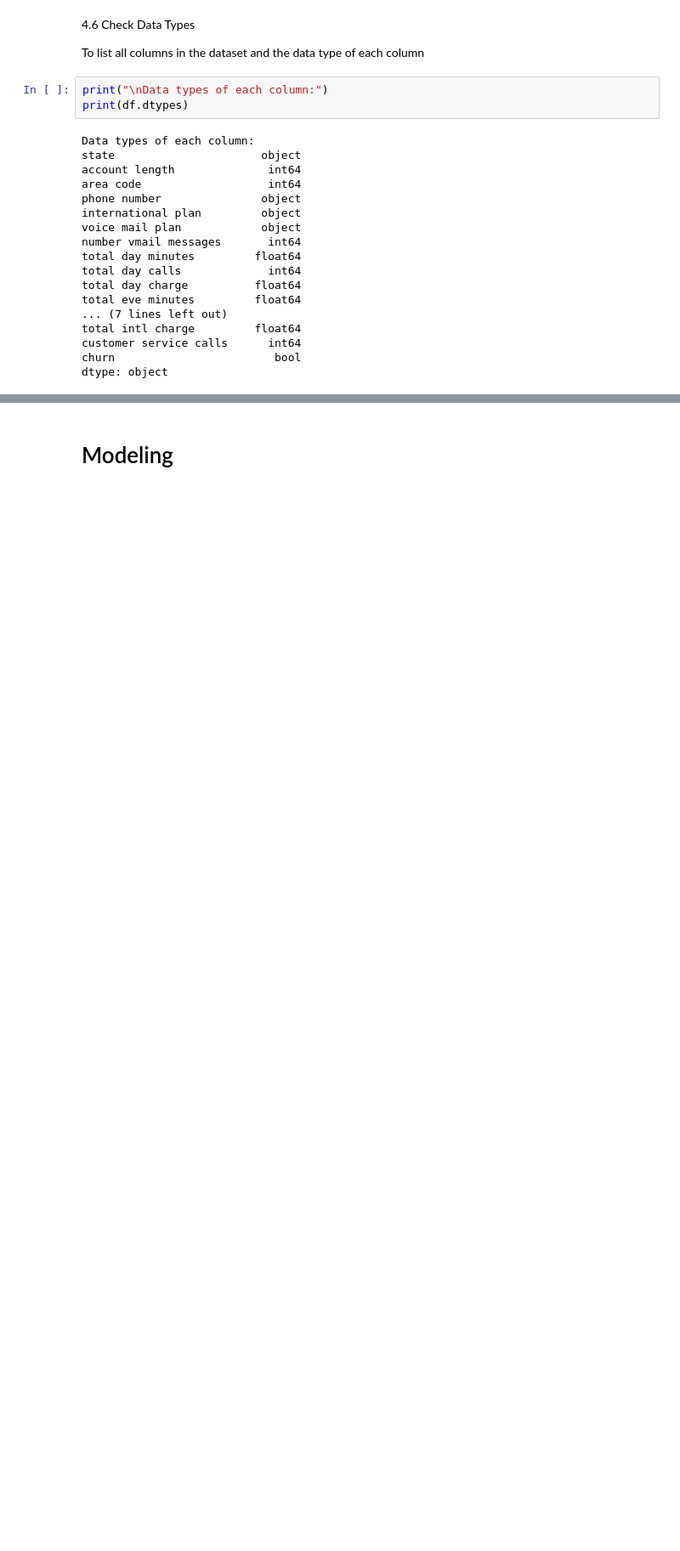
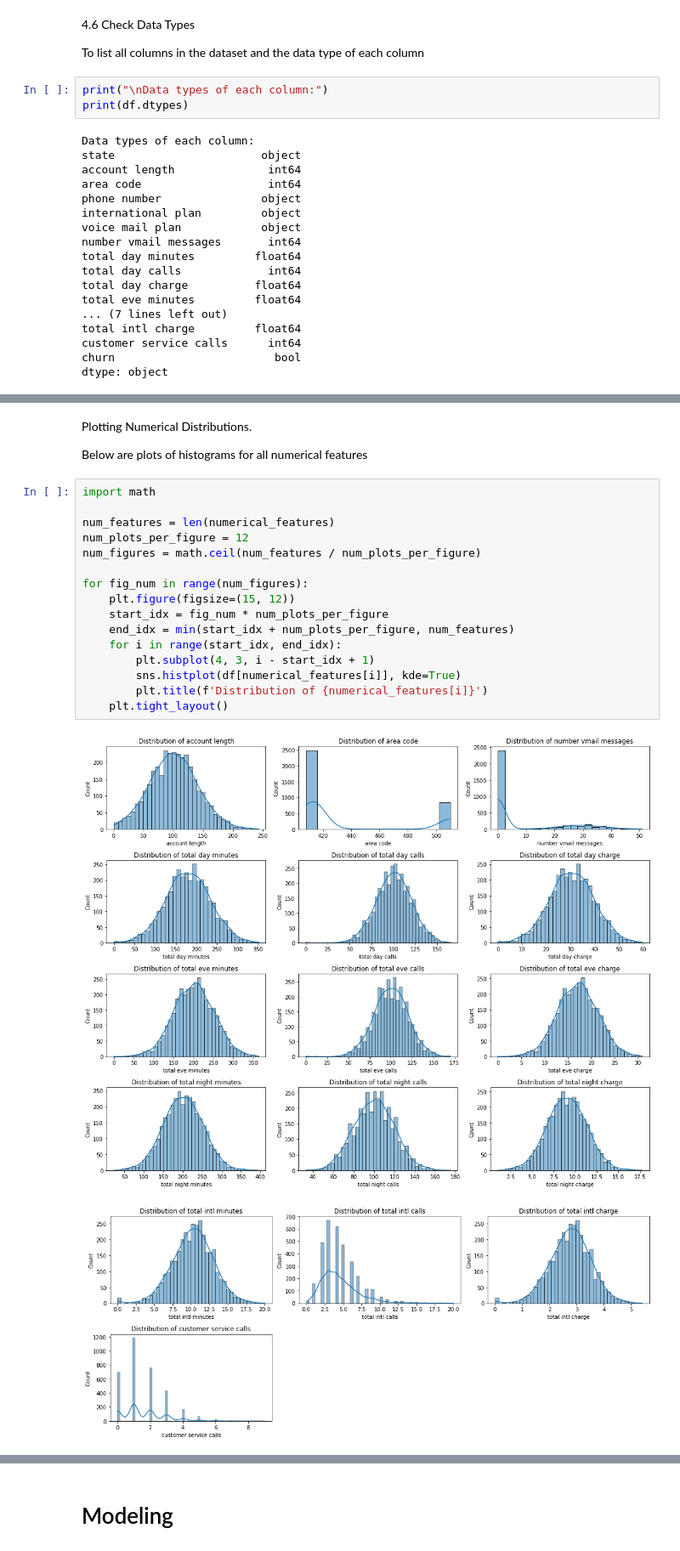
Before and after one commit to wawerukahuthu/PHASE-3-PROJECT, a Jupyter notebook: index.ipynb, the cells around one changed output, grey strips where cells are left out. Shown: that part at 85% size. Saved outputs shown, nothing was run; the diff lists cells and outputs as text; blank space fills up the shorter version.

```diff
--- a/index.ipynb
+++ b/index.ipynb
@@ -135,0 +163,23 @@ dtype: object
+# %% [markdown]
+Plotting Numerical Distributions.
+
+Below are plots of histograms for all numerical features
+# %%
+import math
+
+num_features = len(numerical_features)
+num_plots_per_figure = 12
+num_figures = math.ceil(num_features / num_plots_per_figure)
+
+for fig_num in range(num_figures):
+    plt.figure(figsize=(15, 12))
+    start_idx = fig_num * num_plots_per_figure
+    end_idx = min(start_idx + num_plots_per_figure, num_features)
+    for i in range(start_idx, end_idx):
+        plt.subplot(4, 3, i - start_idx + 1)
+        sns.histplot(df[numerical_features[i]], kde=True)
+        plt.title(f'Distribution of {numerical_features[i]}')
+    plt.tight_layout()
+# %% [output]
+[figure, added]
+[figure, added]
```
Also changed, not shown: parts of 10 cells of this notebook.
